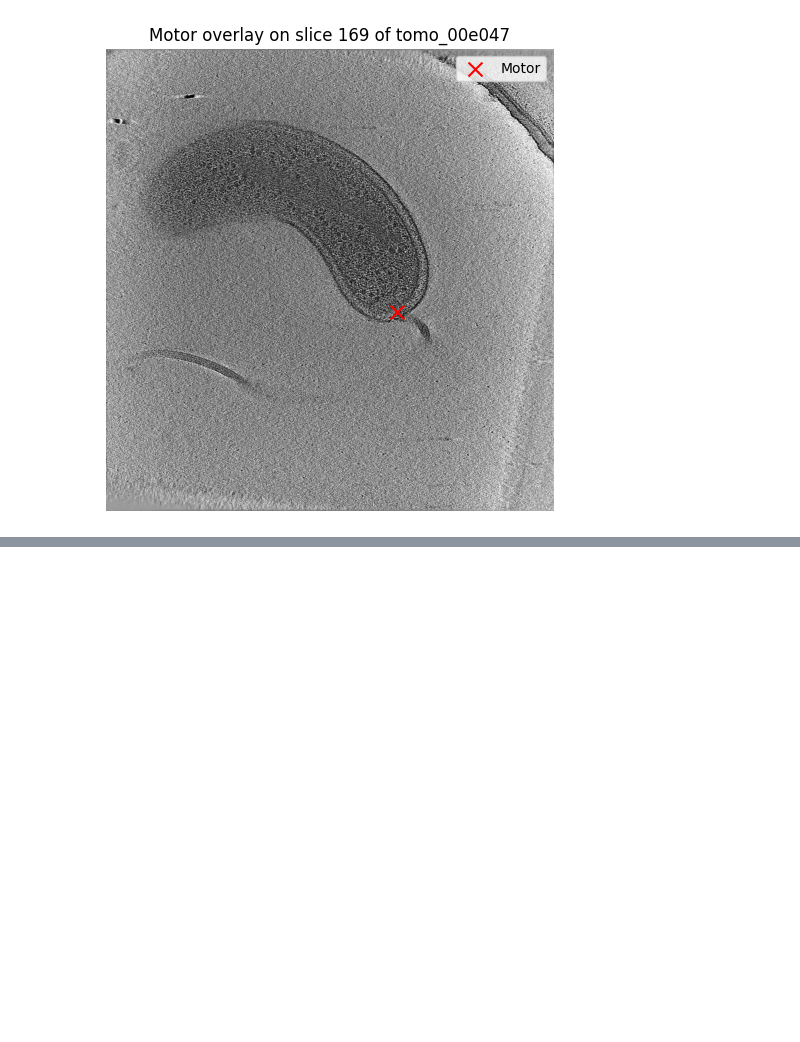
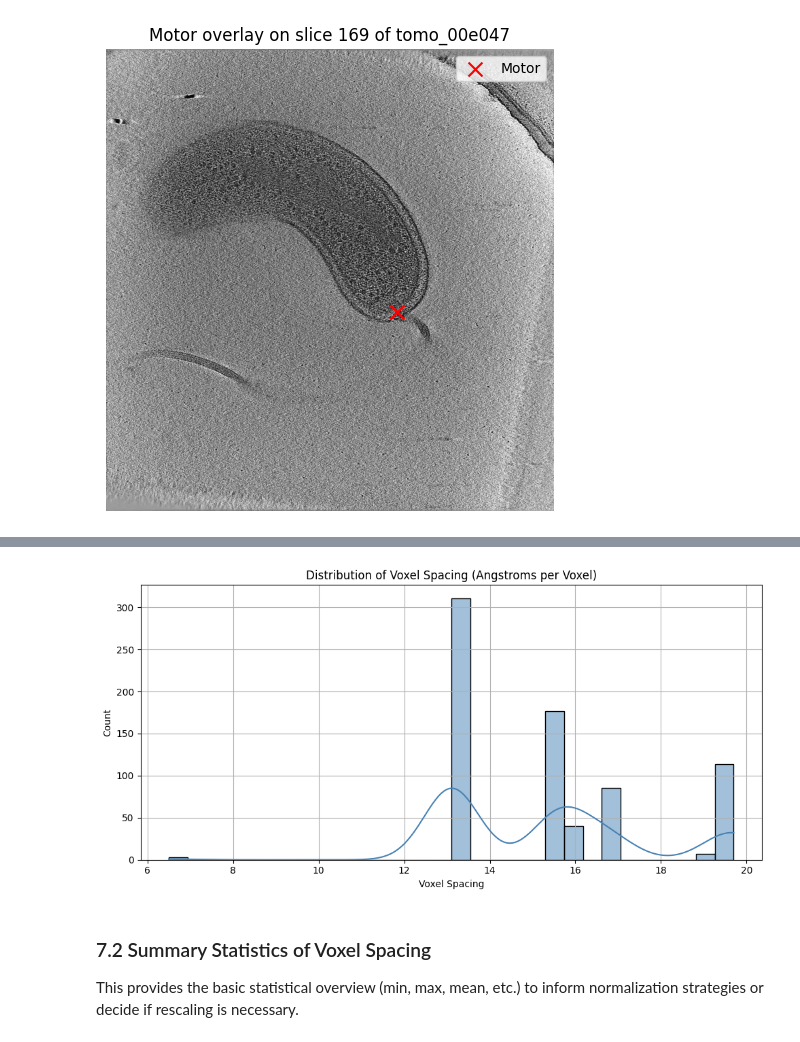
Before and after one commit to RamyBoulos/BYU_Locating_Bacterial_Flagellar_Motors_2025, a Jupyter notebook: notebooks/EDA.ipynb, the cells around one changed output, grey strips where cells are left out. Drawn from its saved outputs; the diff is of its cells as text; code cells hidden in the pictures; blank space fills up the shorter version.

```diff
--- a/notebooks/EDA.ipynb
+++ b/notebooks/EDA.ipynb
@@ -307,0 +390,15 @@ plt.show()
+# %%
+plt.figure(figsize=(10, 5))
+sns.histplot(labels["Voxel spacing"], bins=30, kde=True, color="steelblue")
+plt.title("Distribution of Voxel Spacing (Angstroms per Voxel)")
+plt.xlabel("Voxel Spacing")
+plt.ylabel("Count")
+plt.grid(True)
+plt.tight_layout()
+plt.show()
+# %% [output]
+[figure, added]
+# %% [markdown]
+### 7.2 Summary Statistics of Voxel Spacing
+
+This provides the basic statistical overview (min, max, mean, etc.) to inform normalization strategies or decide if rescaling is necessary.
```
Also changed, not shown: parts of 25 cells of this notebook.
